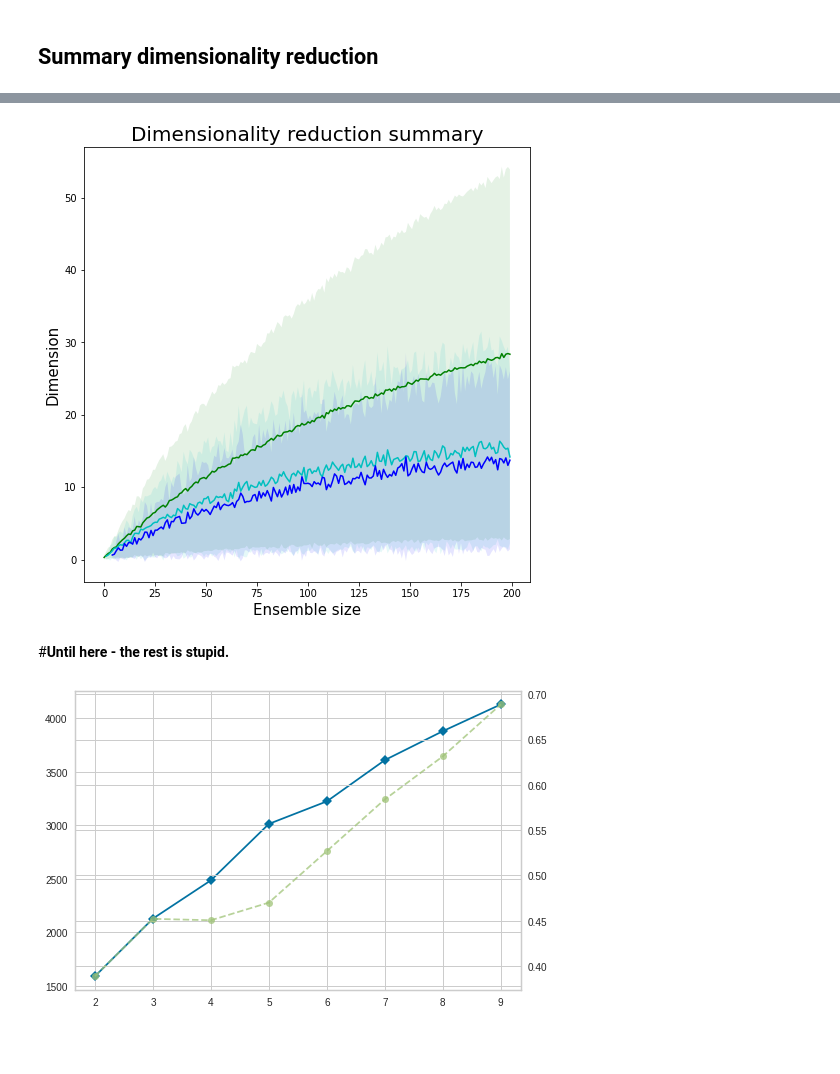
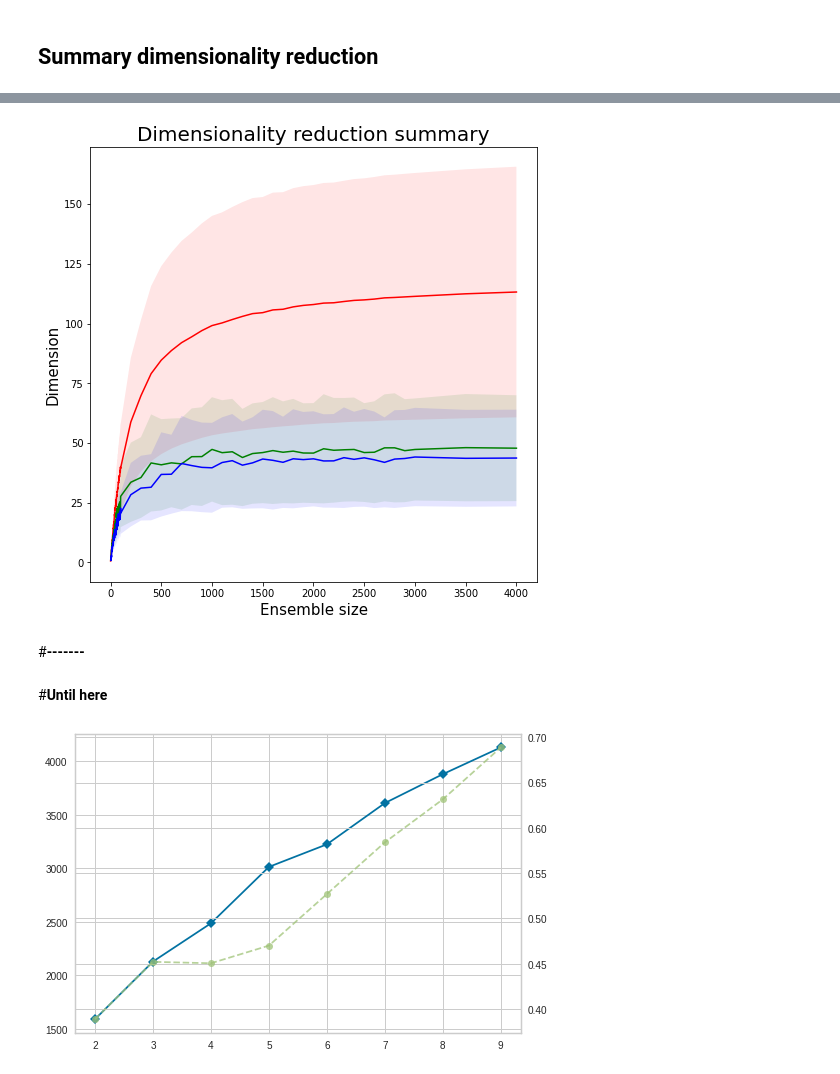
Before and after one commit to LeyloJohnny/Computational-Neuroscience, a Jupyter notebook: Dimensionality_reduction.ipynb, the cells around one changed output, grey strips where cells are left out. Saved outputs shown, nothing was run; the diff lists cells and outputs as text; code cells hidden in the pictures; blank space fills up the shorter version.

Commit message:
Summary for all 4000 neurons

```diff
--- a/Dimensionality_reduction.ipynb
+++ b/Dimensionality_reduction.ipynb
@@ -563,3 +534,35 @@ for sample in range(len(samples)):
+# %%
+#define sample size limit.
+#Don't calculate every possible sample for all samples greater than 200 neurons (in order to save time during computation)
+#sample_size = 200
+
+small_steps = np.linspace(1, 99, 99)
+middle_steps = np.linspace(100, 3000, 30)
+big_steps = np.linspace(3500, 4000, 2)
+
+all_steps = np.concatenate((small_steps, middle_steps, big_steps))
+
+
+
+
+#define how many repeats you want to have for your random sampling
+repeats = 3
+
+#create list for all samples of all models
+model_samples = []
+
+#for all models
+for model in range(len(models)):
+  #create a list for all samples of the current model
+  samples = []
+  #for all different amounts of neunrons
+  for sample in range(all_steps.shape[0]):
+    all_repeats = np.zeros((repeats, intervals, int(all_steps[sample])))
+    for j in range(repeats):
+      repeat_sample = models_data[model].sample(int(all_steps[sample]), axis = 'columns')
+      all_repeats[j] = repeat_sample
+    samples.append(all_repeats)
+  model_samples.append(samples)
 # %%
 #create list for the pca results for each model
 pca_results = []
@@ -580,7 +583,7 @@ all_data = []
 for model in range(len(models)):
   current_model = model_samples[model]
   eigenvalue_samples = []
-  for sample in range(sample_size):
+  for sample in range(all_steps.shape[0]):
     current_sample = current_model[sample]
     eigenvalue_repeats = []
     for repeat in range(repeats):
@@ -597,7 +600,7 @@ all = []
 for model in range(len(models)):
   current_model = all_data[model]
   samples = []
-  for sample in range(sample_size):
+  for sample in range(int(all_steps.shape[0])):
     current_sample = current_model[sample]
     #print(current_sample)
     current = 0
@@ -617,31 +620,33 @@ for model in range(len(models)):
 # %%
 from operator import add
 from operator import sub
 
 #define figure fig with a certain size
 fig = plt.figure(figsize = (8,8))
 #define axis, two axis, index position = 1
 ax = fig.add_subplot(1,1,1)
 #set labels and title of figure
 ax.set_xlabel('Ensemble size', fontsize = 15)
 ax.set_ylabel('Dimension', fontsize = 15)
 ax.set_title('Dimensionality reduction summary', fontsize = 20)
 
 #define colors for clusters
-colors = ['g', 'c', 'b']
+colors = ['r', 'g', 'b']
 
 #for tuple of target and color: (target, color)
 for model in range(len(models)):
   all_means = [x[0] for x in all[model]]
   all_std = [x[1] for x in all[model]]
   pos_err = list(map(add, all_means, all_std))
   neg_err = list(map(sub, all_means, all_std))
-  ax.plot(all_means, color = colors[model])
-  ax.fill_between(range(len(all_means)), pos_err, neg_err, facecolor = colors[model], alpha=0.1)
+  ax.plot(all_steps, all_means, color = colors[model])
+  ax.fill_between(all_steps, pos_err, neg_err, facecolor = colors[model], alpha=0.1)
 # %% [output]
-[figure, old version]
+[figure, new version]
+# %% [markdown]
+#**-------**
 # %% [markdown]
-#**Until here - the rest is stupid.**
+#**Until here**
 # %%
 from sklearn.cluster import KMeans
 from yellowbrick.cluster import KElbowVisualizer
```
Also changed, not shown: parts of 2 cells of this notebook.
